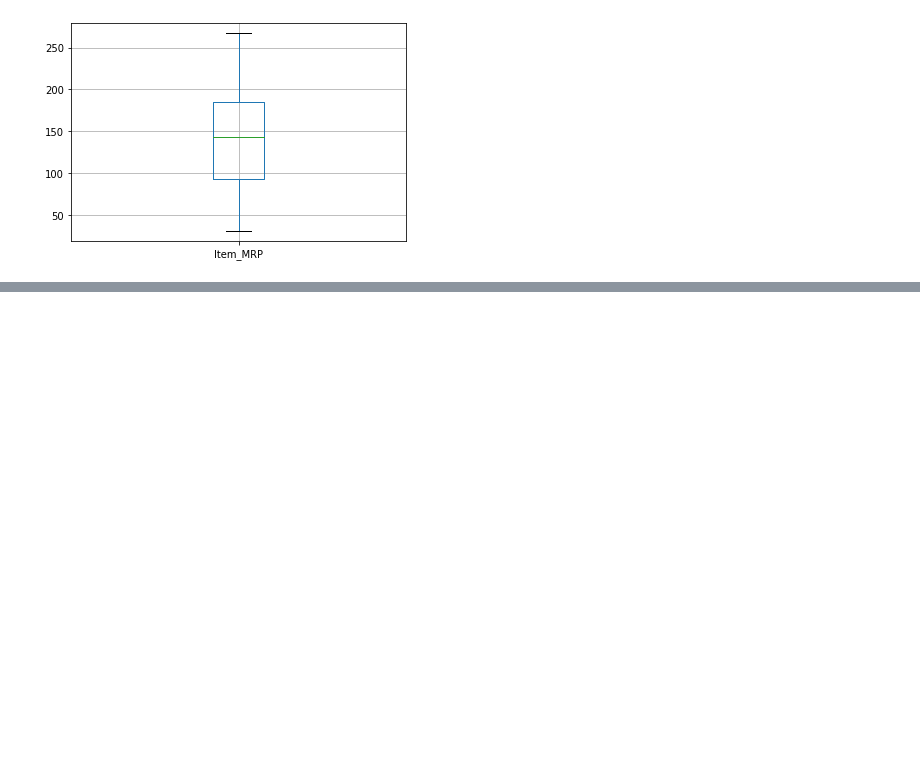
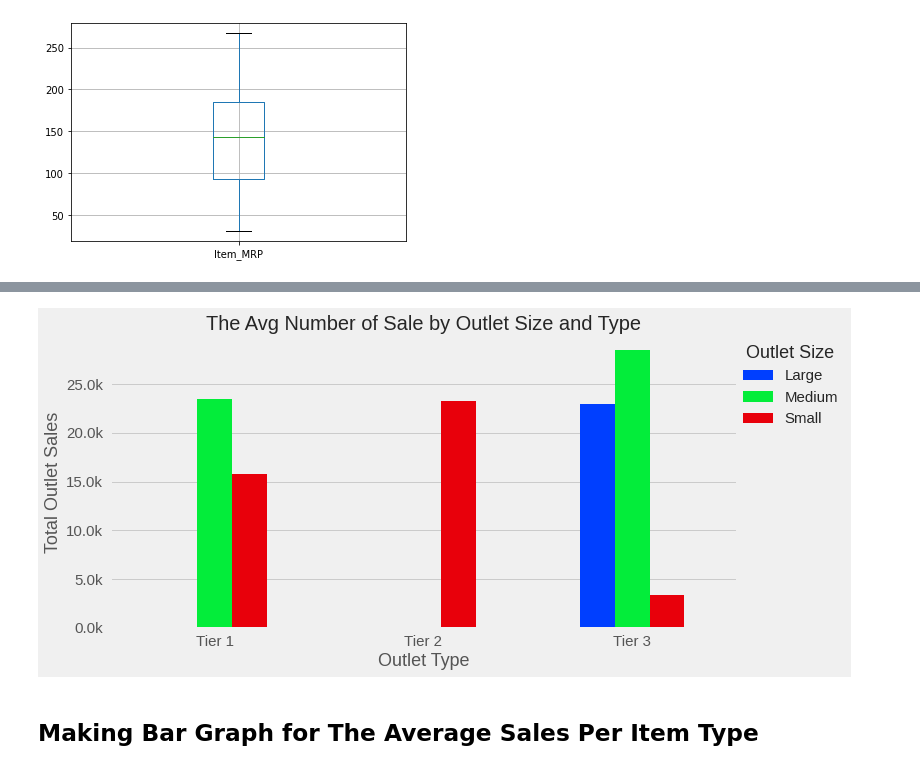
Before and after one commit to guylozius/sales-predictions, a Jupyter notebook: sales_predictions.ipynb, the cells around one changed output, grey strips where cells are left out. Cells and saved outputs as stored; diff of their text form; code cells hidden in the pictures; blank space fills up the shorter version.

```diff
--- a/sales_predictions.ipynb
+++ b/sales_predictions.ipynb
@@ -363,0 +394,7 @@ df.boxplot(column='Item_MRP')
+# %%
+#Creating and rearanging DataFrame
+plot_df = df[['Outlet_Size','Item_Outlet_Sales','Outlet_Location_Type']]
+plot_df = plot_df.groupby(['Outlet_Size','Outlet_Location_Type'],as_index=False)['Item_Outlet_Sales'].mean()
+plot_df['Outlet_Size']= plot_df['Outlet_Size'].replace('High','Large')
+plot_df = plot_df.pivot(index='Outlet_Location_Type',columns='Outlet_Size',values='Item_Outlet_Sales')
+plot_df
@@ -363,0 +407,22 @@ df.boxplot(column='Item_MRP')
+# %%
+from matplotlib.ticker import FuncFormatter
+#Convert the tick
+def thousands(x, pos):
+    'The two args are the value and tick position'
+    return '%1.1fk' % (x * 1e-2)
+formatter = FuncFormatter(thousands)
+#Plotting and Styeling Bar Char
+plt.style.use('seaborn-bright')
+plot_df.plot(kind='bar', figsize=(10,5)).yaxis.set_major_formatter(formatter)
+plt.title('The Avg Number of Sale by Outlet Size and Type',fontsize=20)
+plt.xlabel('Outlet Type',fontsize=18)
+plt.ylabel('Total Outlet Sales',fontsize=18)
+plt.xticks(rotation=360, fontsize=15)
+plt.yticks(fontsize=15)
+plt.ylim(bottom=0)
+plt.grid(axis='x')
+plt.legend( title="Outlet Size",fontsize=15, title_fontsize = 18,loc=(1,0.67));
+# %% [output]
+[figure, added]
+# %% [markdown]
+## Making Bar Graph for The Average Sales Per Item Type
```
Also changed, not shown: parts of 9 cells of this notebook.
